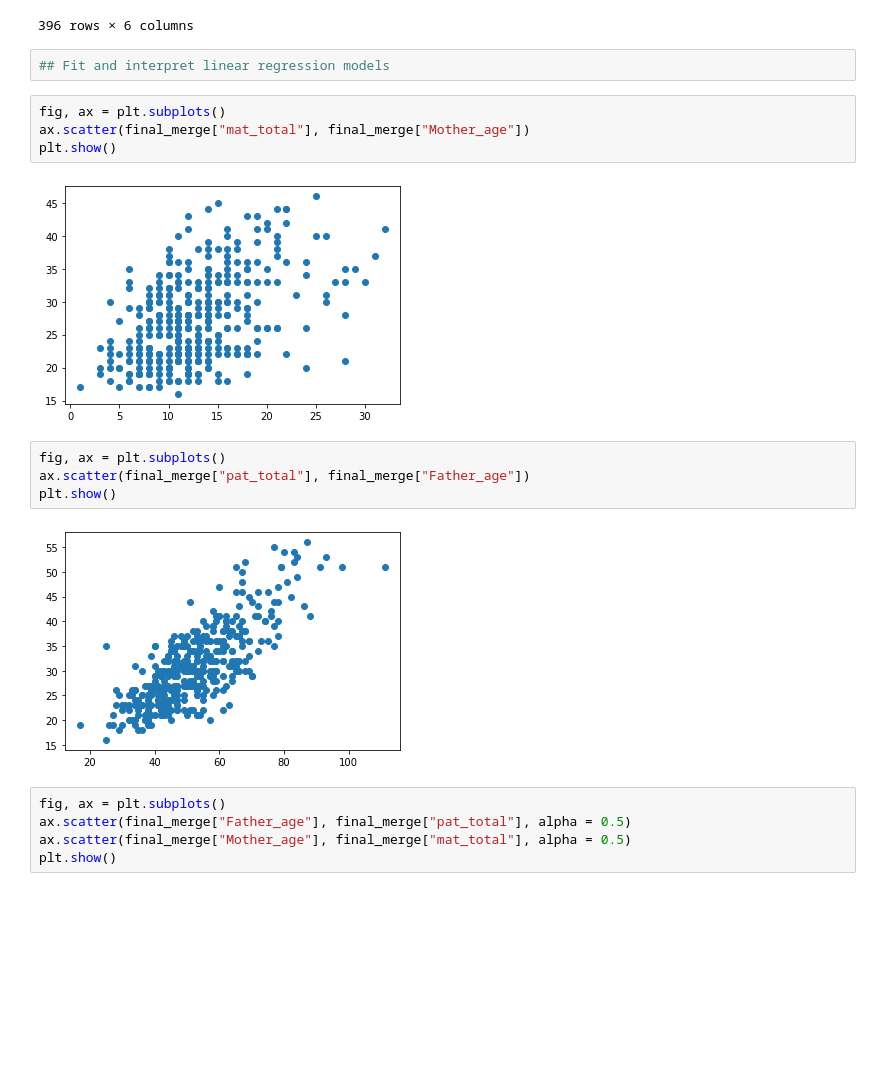
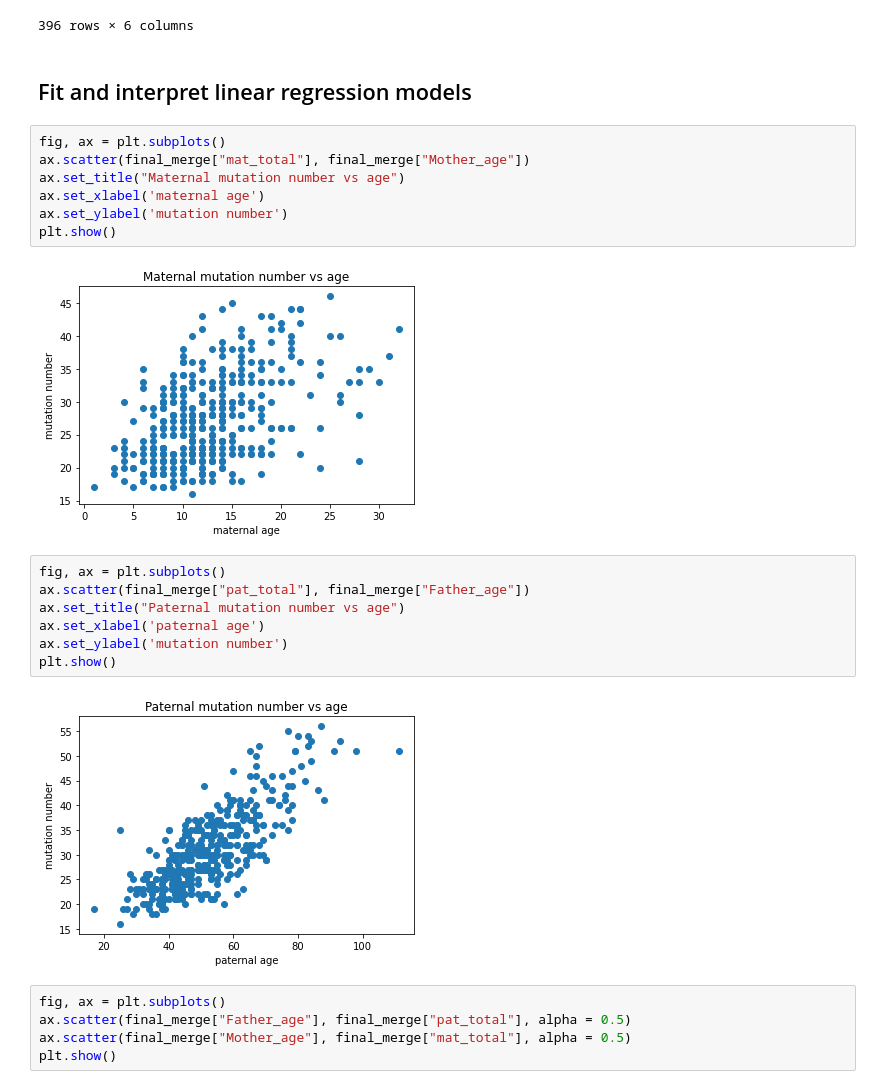
Before and after one commit to jimmulls/qbb2020-answers, a Jupyter notebook: Day-5/Day-5-Lunch-Exercises_Completed.ipynb, the cells around one changed output. Drawn from its saved outputs; the diff is of its cells as text; blank space fills up the shorter version.

Commit message:
Added additional labels to graphs, along with cleaning up the overall file.

```diff
--- a/Day-5/Day-5-Lunch-Exercises_Completed.ipynb
+++ b/Day-5/Day-5-Lunch-Exercises_Completed.ipynb
@@ -138,20 +139,26 @@ final_merge
 | 394 | 36430 | 25 | 16 | 42 | 35 | 26 |
 | 395 | 37789 | 17 | 3 | 34 | 19 | 19 |
 396 rows × 6 columns
-# %%
-## Fit and interpret linear regression models
+# %% [markdown]
+## Fit and interpret linear regression models
 # %%
 fig, ax = plt.subplots()
 ax.scatter(final_merge["mat_total"], final_merge["Mother_age"])
+ax.set_title("Maternal mutation number vs age")
+ax.set_xlabel('maternal age')
+ax.set_ylabel('mutation number')
 plt.show()
 # %% [output]
-[figure, old version]
+[figure, new version]
 # %%
 fig, ax = plt.subplots()
 ax.scatter(final_merge["pat_total"], final_merge["Father_age"])
+ax.set_title("Paternal mutation number vs age")
+ax.set_xlabel('paternal age')
+ax.set_ylabel('mutation number')
 plt.show()
 # %% [output]
-[figure, old version]
+[figure, new version]
 # %%
 fig, ax = plt.subplots()
 ax.scatter(final_merge["Father_age"], final_merge["pat_total"], alpha = 0.5)
```
Also changed, not shown: parts of 21 cells of this notebook.
